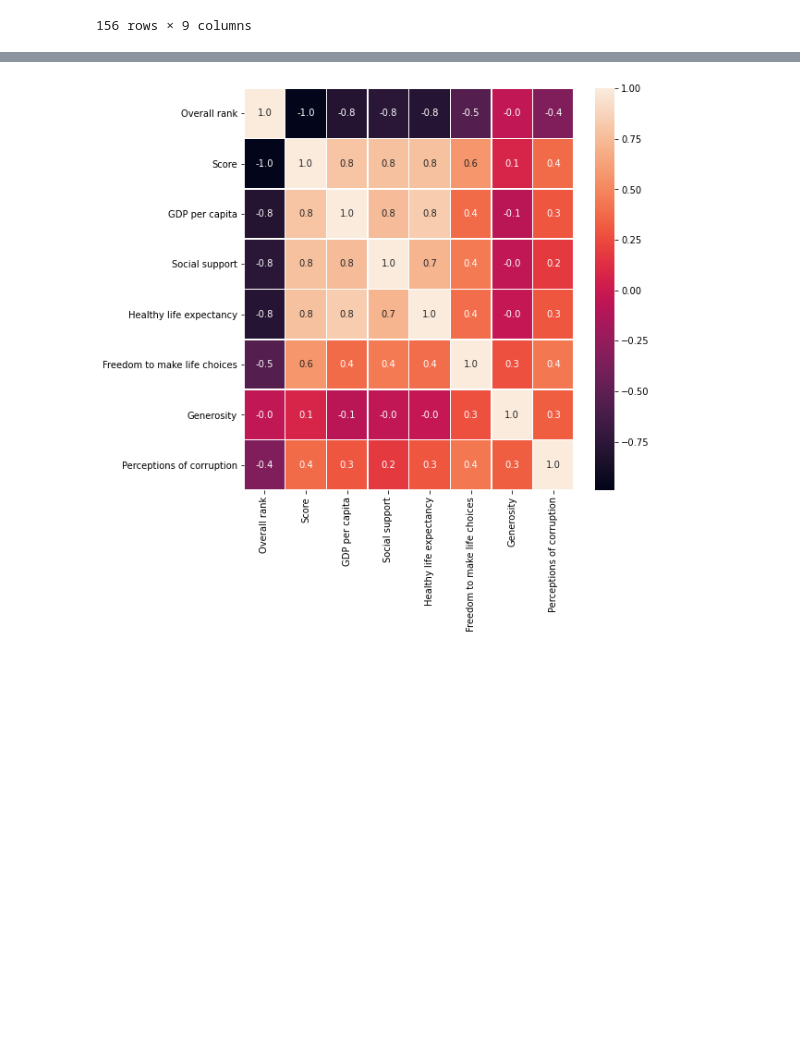
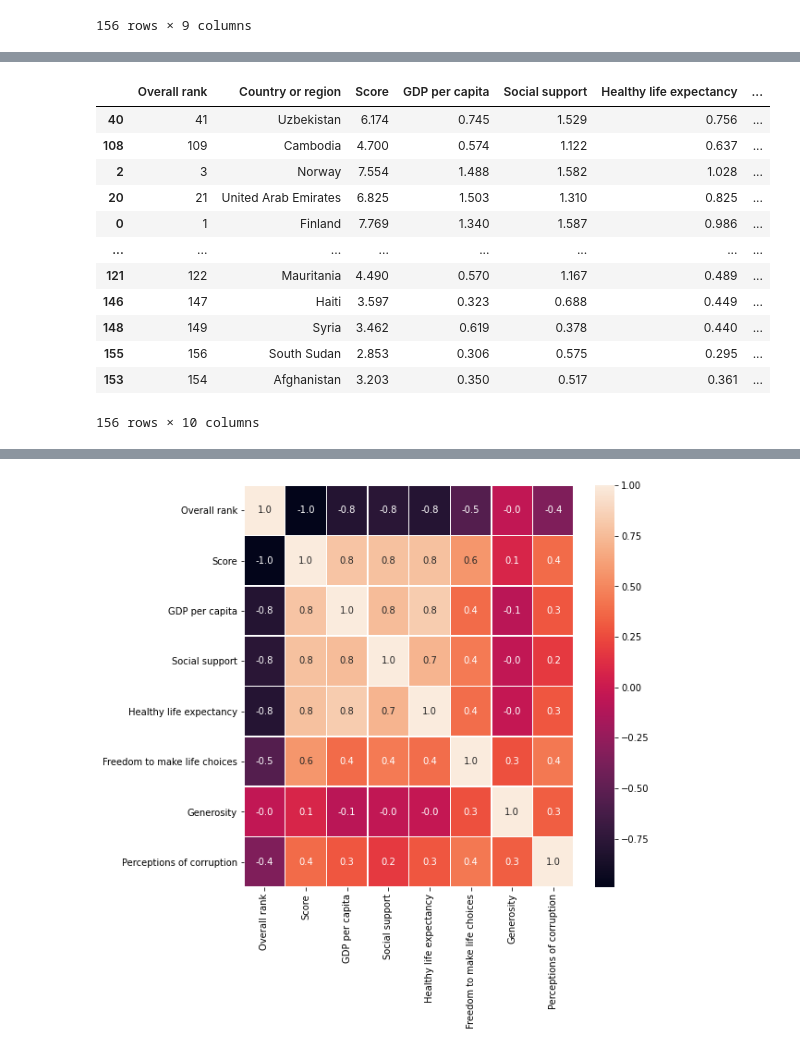
Before and after one commit to azabraao/world-hapiness-report, a Jupyter notebook: notebook.ipynb, the cells around one changed output, grey strips where cells are left out. Drawn from its saved outputs; the diff is of its cells as text; code cells hidden in the pictures; blank space fills up the shorter version.

```diff
--- a/notebook.ipynb
+++ b/notebook.ipynb
@@ -79,3 +63,19 @@ data.sort_values(by="Perceptions of corruption", ascending=True)
+# %%
+data.sort_values(by="Freedom to make life choices", ascending=False)
+# %% [output]
+|  | Overall rank | Country or region | Score | GDP per capita | Social support | Healthy life expectancy | ... |
+| 40 | 41 | Uzbekistan | 6.174 | 0.745 | 1.529 | 0.756 | ... |
+| 108 | 109 | Cambodia | 4.700 | 0.574 | 1.122 | 0.637 | ... |
+| 2 | 3 | Norway | 7.554 | 1.488 | 1.582 | 1.028 | ... |
+| 20 | 21 | United Arab Emirates | 6.825 | 1.503 | 1.310 | 0.825 | ... |
+| 0 | 1 | Finland | 7.769 | 1.340 | 1.587 | 0.986 | ... |
+| ... | ... | ... | ... | ... | ... | ... | ... |
+| 121 | 122 | Mauritania | 4.490 | 0.570 | 1.167 | 0.489 | ... |
+| 146 | 147 | Haiti | 3.597 | 0.323 | 0.688 | 0.449 | ... |
+| 148 | 149 | Syria | 3.462 | 0.619 | 0.378 | 0.440 | ... |
+| 155 | 156 | South Sudan | 2.853 | 0.306 | 0.575 | 0.295 | ... |
+| 153 | 154 | Afghanistan | 3.203 | 0.350 | 0.517 | 0.361 | ... |
+156 rows × 10 columns
 # %%
 data.corr()
 # %% [output]
```
Also changed, not shown: parts of 12 cells of this notebook, 1 other file.
